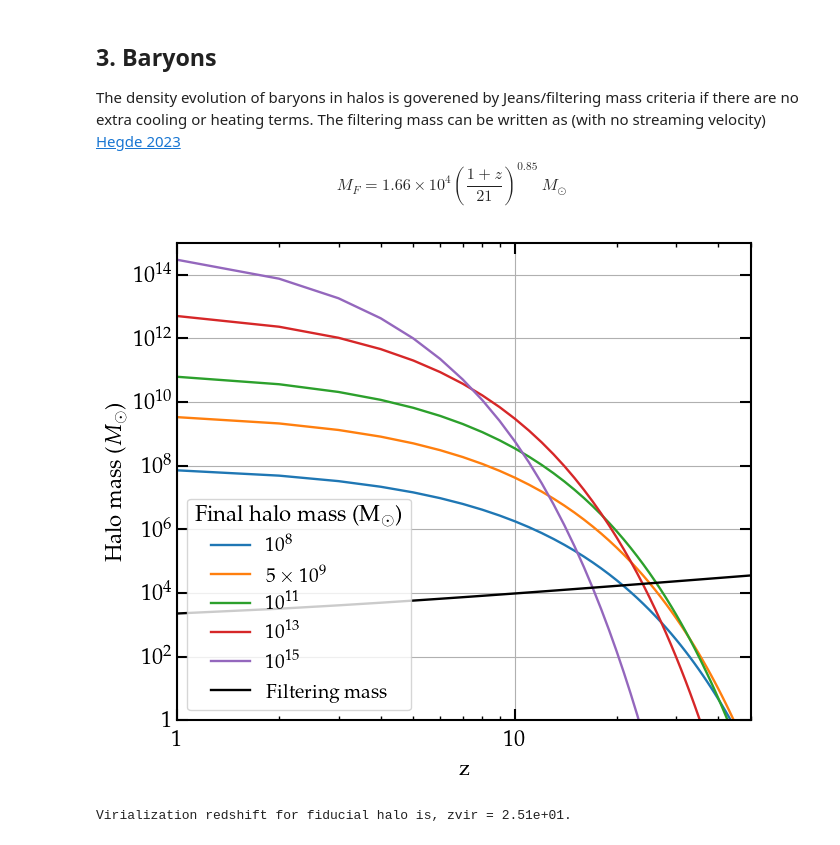
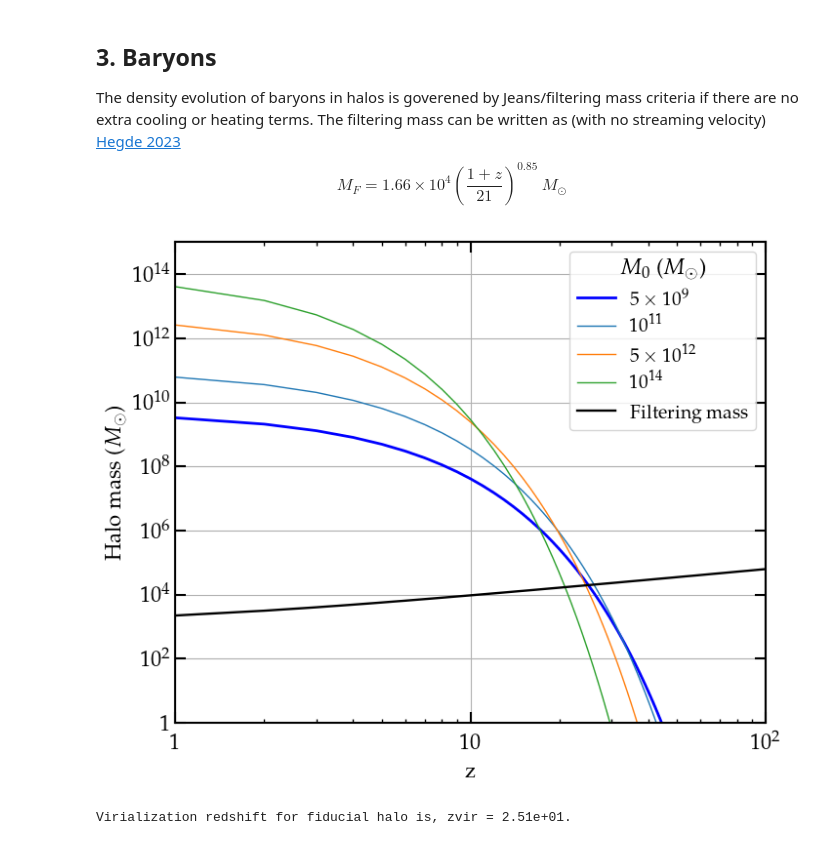
Before and after one commit to yash-aggarwal-17/AxionDCBH, a Jupyter notebook: AxionDCBH.ipynb, the cells around one changed output. Cells and saved outputs as stored; diff of their text form; code cells hidden in the pictures.

```diff
--- a/AxionDCBH.ipynb
+++ b/AxionDCBH.ipynb
@@ -614,30 +616,31 @@ def filter_mass(z):
 # %%
 # Plot histories for a few final halo masses: 1e+9, 1e+11.5, 1e+14
 z_list=np.arange(0,101)
 
-plt.figure(figsize=(7.4, 6.2))
+plt.figure(figsize=(7.8, 6.4))
 
-plt.plot(z_list, MAH(1e+8,z_list), label=r'$10^{8}$')
-plt.plot(z_list, MAH(5e+9,z_list), label=r'$5\times10^{9}$')
-plt.plot(z_list, MAH(1e+11,z_list), label=r'$10^{11}$')
-plt.plot(z_list, MAH(1e+13,z_list), label=r'$10^{13}$')
-plt.plot(z_list, MAH(1e+15,z_list), label=r'$10^{15}$')
+plt.plot(z_list, MAH(5e+9,z_list), label=r'$5\times10^{9}$',
+         color='blue', linewidth=2)
+#plt.plot(z_list, MAH(1e+8,z_list), label=r'$10^{8}$',linewidth=1)
+plt.plot(z_list, MAH(1e+11,z_list), label=r'$10^{11}$',linewidth=1)
+plt.plot(z_list, MAH(5e+12,z_list), label=r'$5 \times 10^{12}$',linewidth=1)
+plt.plot(z_list, MAH(1e+14,z_list), label=r'$10^{14}$',linewidth=1)
 plt.plot(z_list, filter_mass(z_list), label='Filtering mass', color='black')
 
 plt.yscale('log')
 plt.xscale('log')
 plt.xlabel('z')
 plt.ylabel(r'Halo mass ($M_\odot$)')
-plt.xlim(1,50)
+plt.xlim(1,100)
 plt.ylim(1,1e+15)
 plt.grid()
-plt.legend(title = r'Final halo mass (M$_\odot$)')
+plt.legend(title = r'$M_0$ ($M_\odot$)')
 
 plt.savefig('./plots/MAH.pdf', format='pdf', dpi=300, bbox_inches='tight')
 
 plt.show()
 # %% [output]
-[figure, old version]
+[figure, new version]
 # %%
 def zvir(M0):
     return fsolve(lambda z: MAH(M0, z) - filter_mass(z), 10)
```
Also changed, not shown: parts of 111 cells of this notebook, 2 other files.
